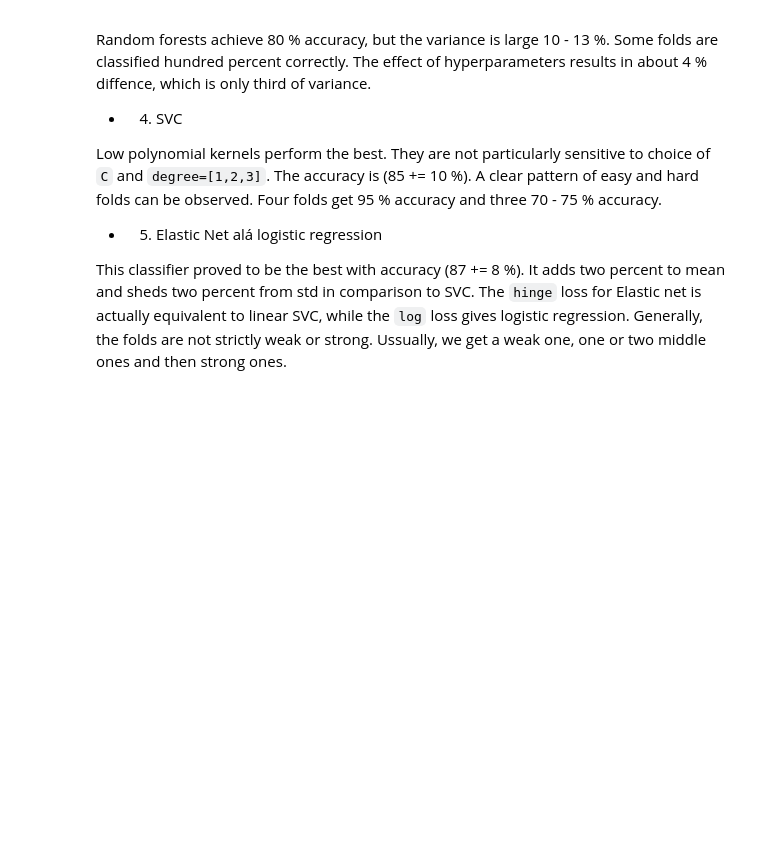
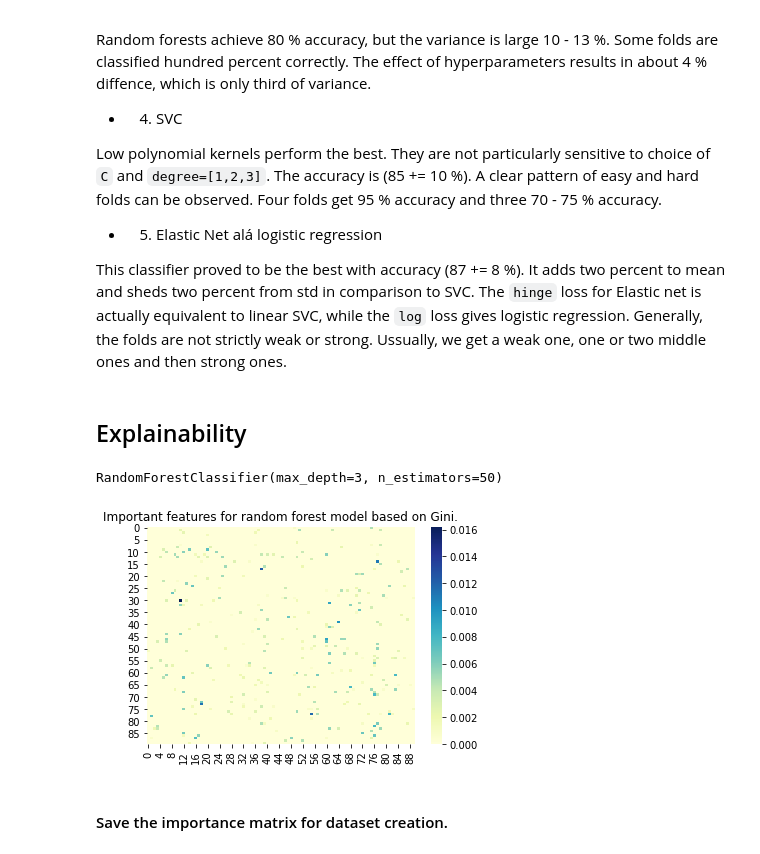
Before and after one commit to janarez/brain-connectivity, a Jupyter notebook: notebooks_gcn/standard-ml.ipynb, the cells around one changed output. Saved outputs shown, nothing was run; the diff lists cells and outputs as text; code cells hidden in the pictures; blank space fills up the shorter version.

Commit message:
Create gini based dataset

```diff
--- a/notebooks_gcn/standard-ml.ipynb
+++ b/notebooks_gcn/standard-ml.ipynb
@@ -249,3 +253,18 @@ Low polynomial kernels perform the best. They are not particularly sensitive to
 - 5. Elastic Net alá logistic regression
 
 This classifier proved to be the best with accuracy (87 += 8 %). It adds two percent to mean and sheds two percent from std in comparison to SVC. The `hinge` loss for Elastic net is actually equivalent to linear SVC, while the `log` loss gives logistic regression. Generally, the folds are not strictly weak or strong. Ussually, we get a weak one, one or two middle ones and then strong ones.
+# %% [markdown]
+## Explainability
+# %%
+rf = RandomForestClassifier(criterion='gini', max_depth=3, n_estimators=50) # Best RF from above.
+rf.fit(X_train, y_train)
+# %% [output]
+RandomForestClassifier(max_depth=3, n_estimators=50)
+# %%
+sns.heatmap(np.reshape(rf.feature_importances_, (total_brain_regions, total_brain_regions)), cmap="YlGnBu")
+plt.title(f"Important features for random forest model based on Gini.")
+plt.show()
+# %% [output]
+[figure, added]
+# %% [markdown]
+#### Save the importance matrix for dataset creation.
```
Also changed, not shown: parts of 3 cells of this notebook, 1 other file.
